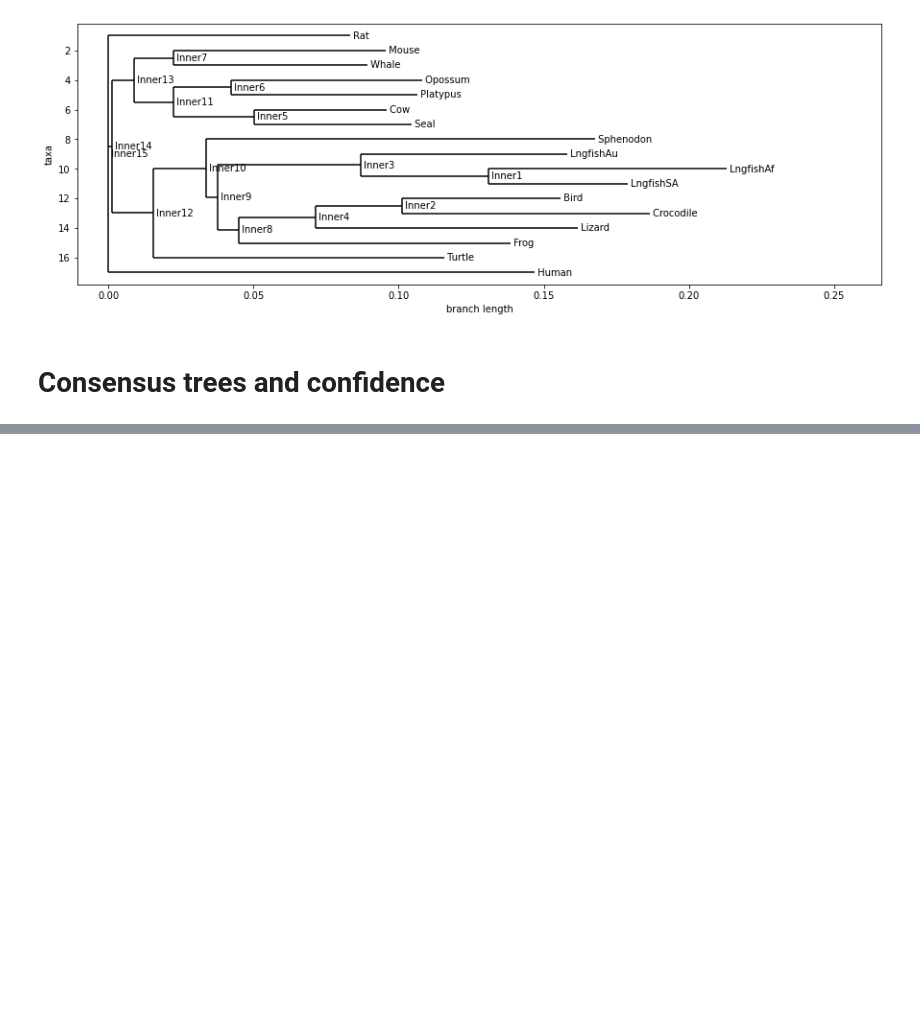
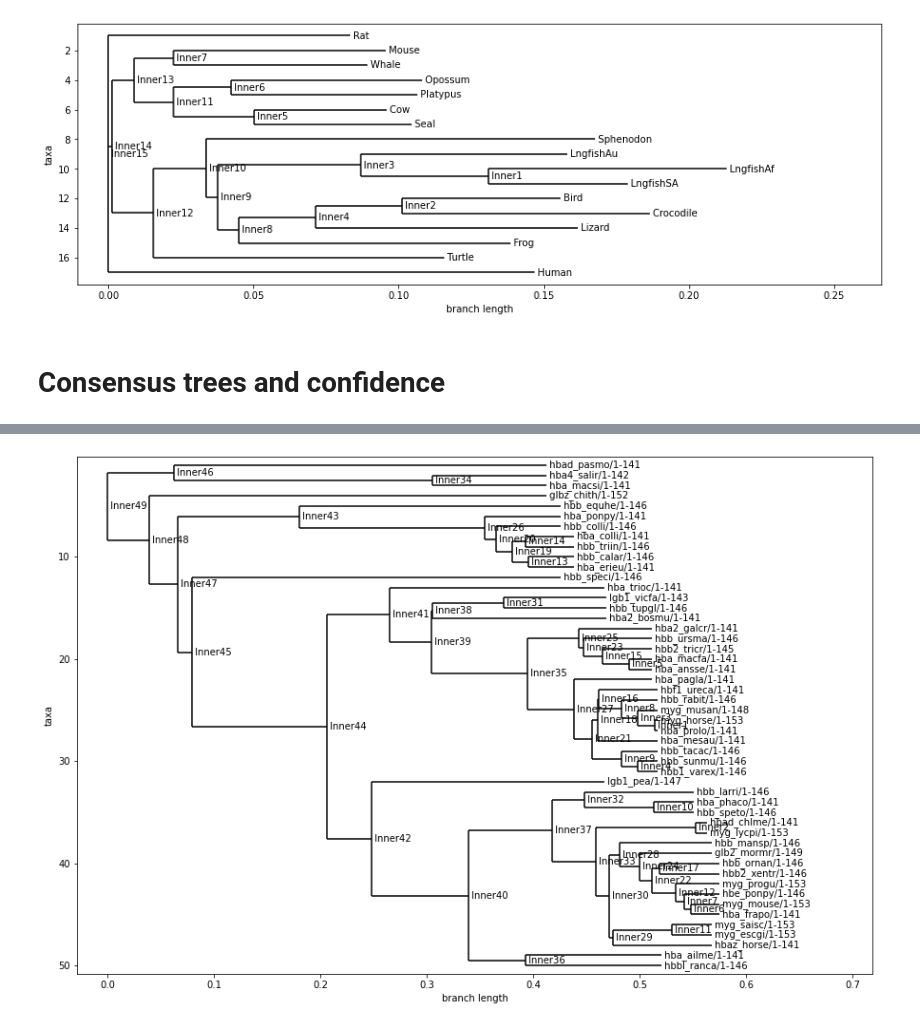
Before and after one commit to regevs/practical, a Jupyter notebook: 20240212_tree_practical.ipynb, the cells around one changed output, grey strips where cells are left out. Drawn from its saved outputs; the diff is of its cells as text; code cells hidden in the pictures; blank space fills up the shorter version.

```diff
--- a/20240212_tree_practical.ipynb
+++ b/20240212_tree_practical.ipynb
@@ -129,0 +152,5 @@ Phylo.draw(maj_tree, axes=ax)
+# %%
+fig, ax = plt.subplots(figsize=(15,10))
+Phylo.draw(UPGMA_constructor.build_tree(globins_aln), axes=ax)
+# %% [output]
+[figure, added]
```
Also changed, not shown: parts of 27 cells of this notebook, 24 other files.
